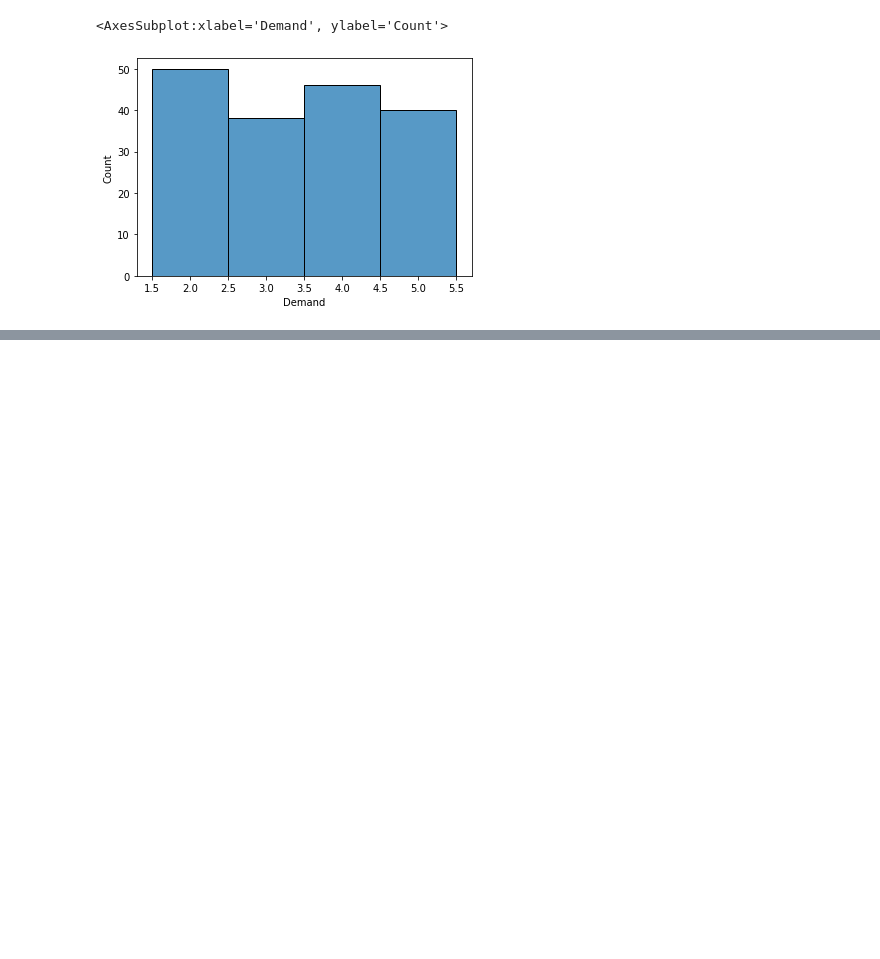
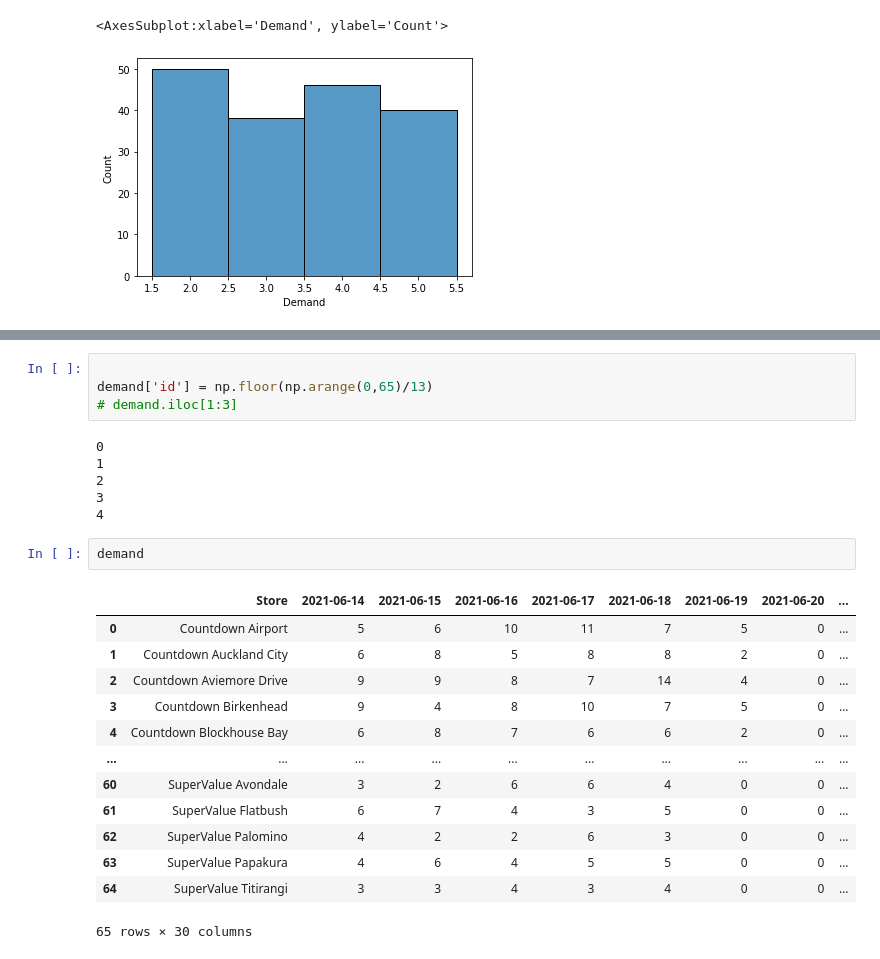
Before and after one commit to xwil560/OR-Project, a Jupyter notebook: Data_Analysis.ipynb, the cells around one changed output, grey strips where cells are left out. Saved outputs shown, nothing was run; the diff lists cells and outputs as text; blank space fills up the shorter version.

```diff
--- a/Data_Analysis.ipynb
+++ b/Data_Analysis.ipynb
@@ -61,0 +80,26 @@ sns.histplot(big_wkend_df.Demand, bins=np.arange(1.5,6.5))
+# %%
+
+demand['id'] = np.floor(np.arange(0,65)/13)
+# demand.iloc[1:3]
+# %% [output]
+0
+1
+2
+3
+4
+# %%
+demand
+# %% [output]
+|  | Store | 2021-06-14 | 2021-06-15 | 2021-06-16 | 2021-06-17 | 2021-06-18 | 2021-06-19 | 2021-06-20 | ... |
+| 0 | Countdown Airport | 5 | 6 | 10 | 11 | 7 | 5 | 0 | ... |
+| 1 | Countdown Auckland City | 6 | 8 | 5 | 8 | 8 | 2 | 0 | ... |
+| 2 | Countdown Aviemore Drive | 9 | 9 | 8 | 7 | 14 | 4 | 0 | ... |
+| 3 | Countdown Birkenhead | 9 | 4 | 8 | 10 | 7 | 5 | 0 | ... |
+| 4 | Countdown Blockhouse Bay | 6 | 8 | 7 | 6 | 6 | 2 | 0 | ... |
+| ... | ... | ... | ... | ... | ... | ... | ... | ... | ... |
+| 60 | SuperValue Avondale | 3 | 2 | 6 | 6 | 4 | 0 | 0 | ... |
+| 61 | SuperValue Flatbush | 6 | 7 | 4 | 3 | 5 | 0 | 0 | ... |
+| 62 | SuperValue Palomino | 4 | 2 | 2 | 6 | 3 | 0 | 0 | ... |
+| 63 | SuperValue Papakura | 4 | 6 | 4 | 5 | 5 | 0 | 0 | ... |
+| 64 | SuperValue Titirangi | 3 | 3 | 4 | 3 | 4 | 0 | 0 | ... |
+65 rows × 30 columns
```
Also changed, not shown: parts of 4 cells of this notebook, 1 other file.
